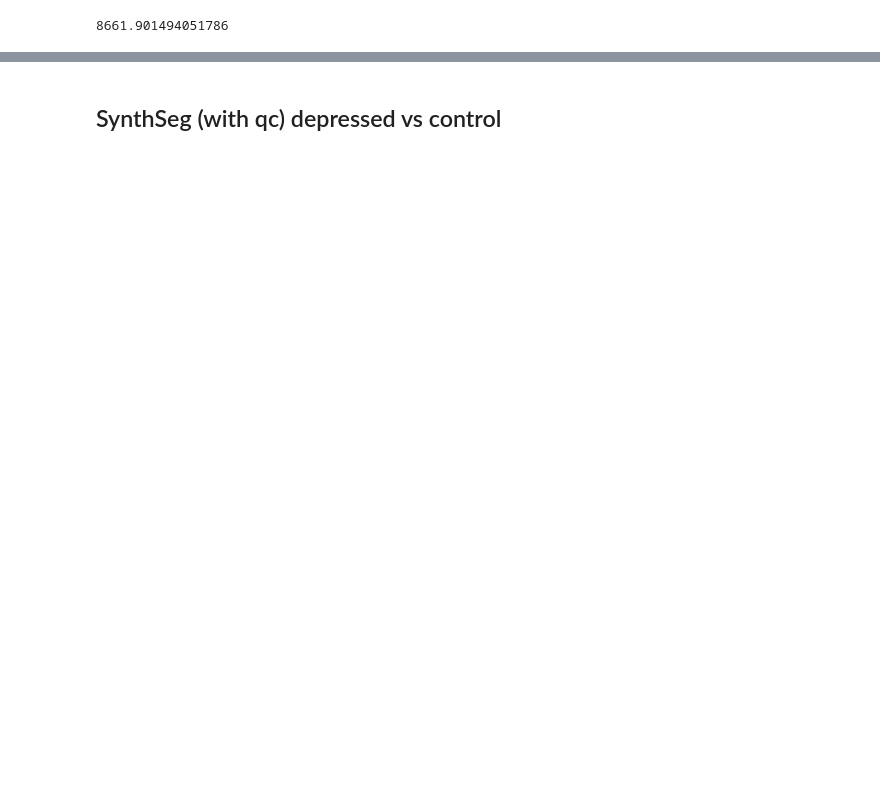
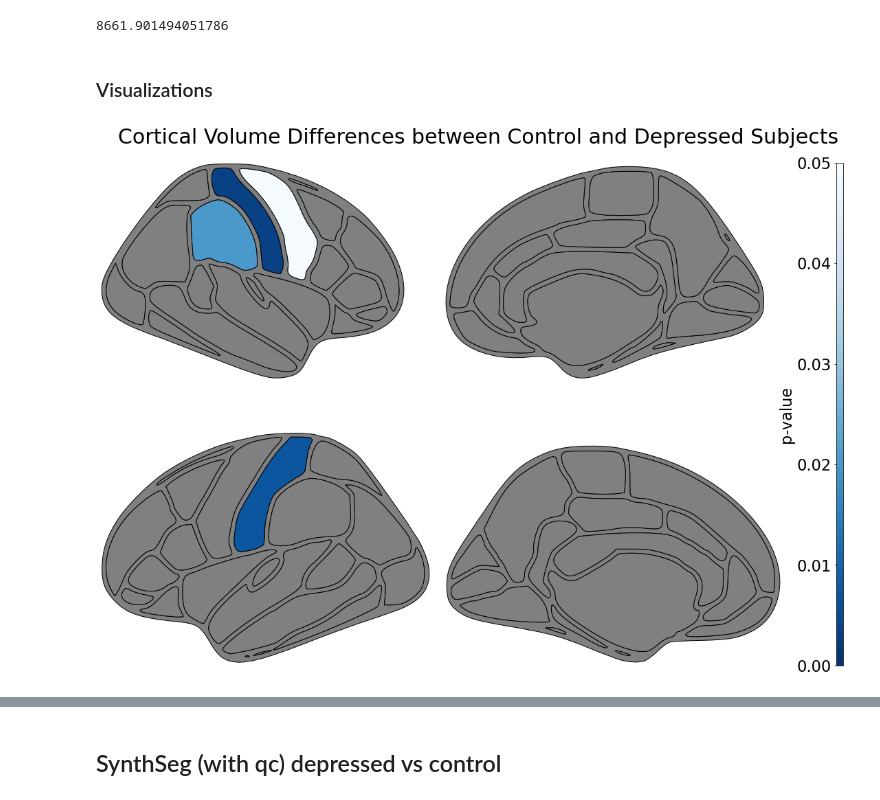
Before and after one commit to margotwagner/SynthSeg, a Jupyter notebook: abcd-code/analysis/mw-depr-smri-rois.ipynb, the cells around one changed output, grey strips where cells are left out. Saved outputs shown, nothing was run; the diff lists cells and outputs as text; code cells hidden in the pictures; blank space fills up the shorter version.

```diff
--- a/abcd-code/analysis/mw-depr-smri-rois.ipynb
+++ b/abcd-code/analysis/mw-depr-smri-rois.ipynb
@@ -135,3 +146,44 @@ def plot_roi(roi):
 synthseg.df[synthseg_with_labels["depress_dsm5"] == 0]["ctx-rh-postcentral"].mean()
 # %% [output]
 8661.901494051786
+# %% [markdown]
+### Visualizations
+# %%
+synthseg_to_ggseg = {
+    'ctx-rh-postcentral': 'postcentral_right',
+    'ctx-lh-postcentral': 'postcentral_left',
+    'ctx-rh-supramarginal': 'supramarginal_right',
+    'right cerebellum white matter': 'Cerebellum-White-Matter',
+    'ctx-rh-precentral': 'precentral_right',
+    'left caudate': 'Left-Caudate',
+    'left hippocampus': 'Left-Hippocampus',
+    'brain-stem': 'Brain-Stem',
+    'right ventral DC': 'Right-VentralDC',
+    'left cerebellum white matter': 'Cerebellum-White-Matter',
+    'ctx-rh-precentral': 'precentral_right',
+    'left cerebral cortex': 'Cerebellum-Cortex',
+}
+# %%
+# change names to match ggseg
+data = {}
+
+for f,p in zip(synthseg_sig_vols['feature'], synthseg_sig_vols['p_value']):
+    data[synthseg_to_ggseg[f]] = p
+
+data['precentral_right'] = 0.04957708186675222
+# %%
+import ggseg
+ggseg.plot_dk(
+    data,
+    cmap='Blues_r',
+    figsize=(15,15),
+    background='w',
+    edgecolor='k',
+    bordercolor='gray',
+    ylabel='p-value',
+    title='Cortical Volume Differences between Control and Depressed Subjects',
+    vminmax=[0, 0.05],
+    fontsize=30
+)
+# %% [output]
+[figure, added]
```
Also changed, not shown: parts of 21 cells of this notebook, 13 other files.
